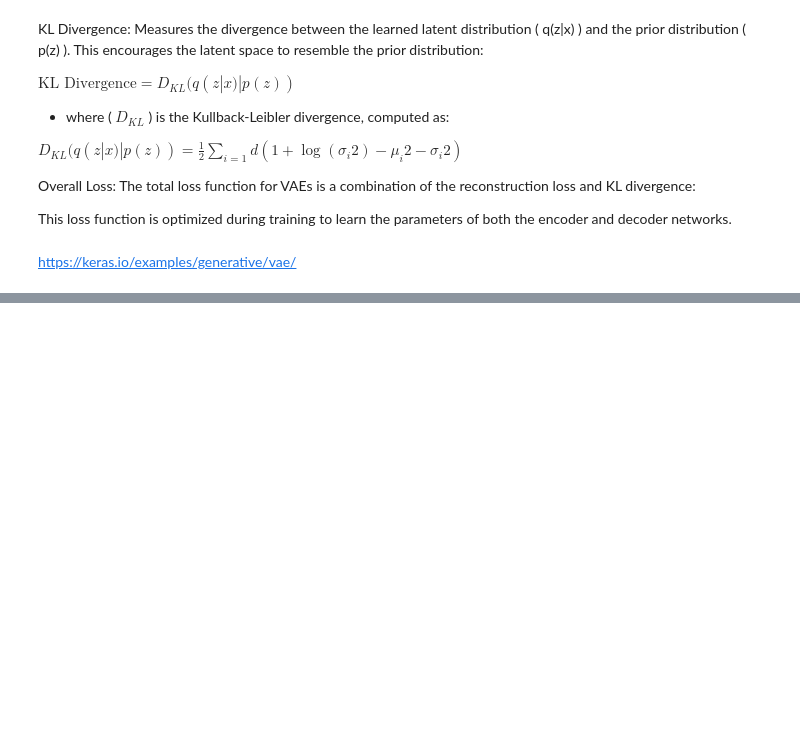
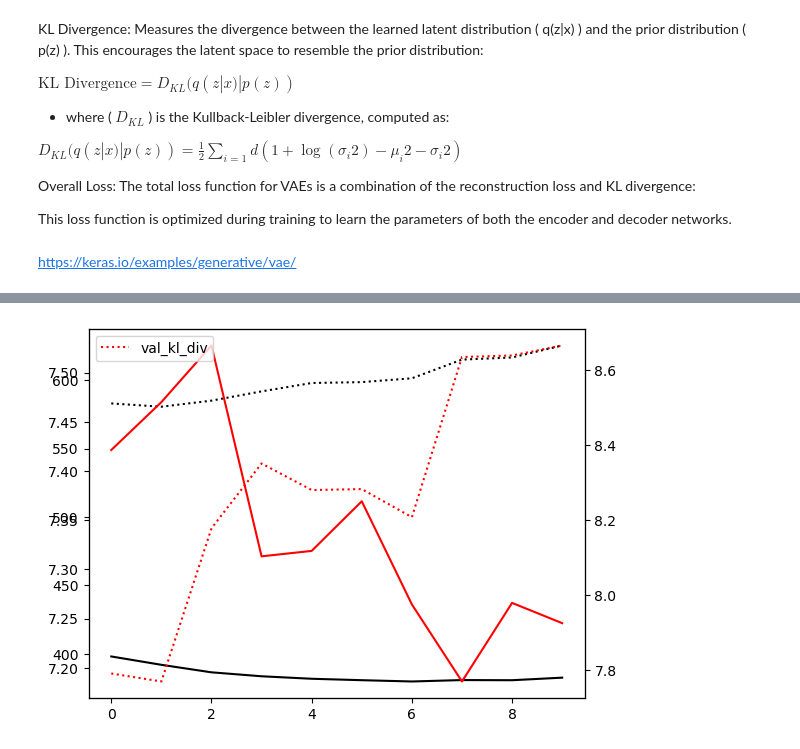
Before and after one commit to mariajmolina/UMDAOSC650, a Jupyter notebook: autoencoder.ipynb, the cells around one changed output, grey strips where cells are left out. Drawn from its saved outputs; the diff is of its cells as text; code cells hidden in the pictures; blank space fills up the shorter version.

```diff
--- a/autoencoder.ipynb
+++ b/autoencoder.ipynb
@@ -1006,6 +1013,6 @@ vae.compile(
     )
 # %%
-vae.fit(
+history = vae.fit(
     x=X_train,
     batch_size=BATCH_SIZE,
     epochs=EPOCHS,
@@ -1018,0 +1043,11 @@ ValueError: No loss to compute. Provide a `loss` argument in `compile()`.
+# %%
+plt.plot(history.history["reconstruction_loss"], c='k', label='reconstruction')
+plt.plot(history.history["val_reconstruction_loss"], c='k', linestyle=':', label='val_reconstruction')
+
+plt.gca().twinx().plot(history.history["kl_loss"], c='r', label='kl_div')
+plt.gca().twinx().plot(history.history["val_kl_loss"], c='r', linestyle=':', label='val_kl_div')
+
+plt.legend()
+plt.show()
+# %% [output]
+[figure, added]
```
Also changed, not shown: parts of 32 cells of this notebook.
